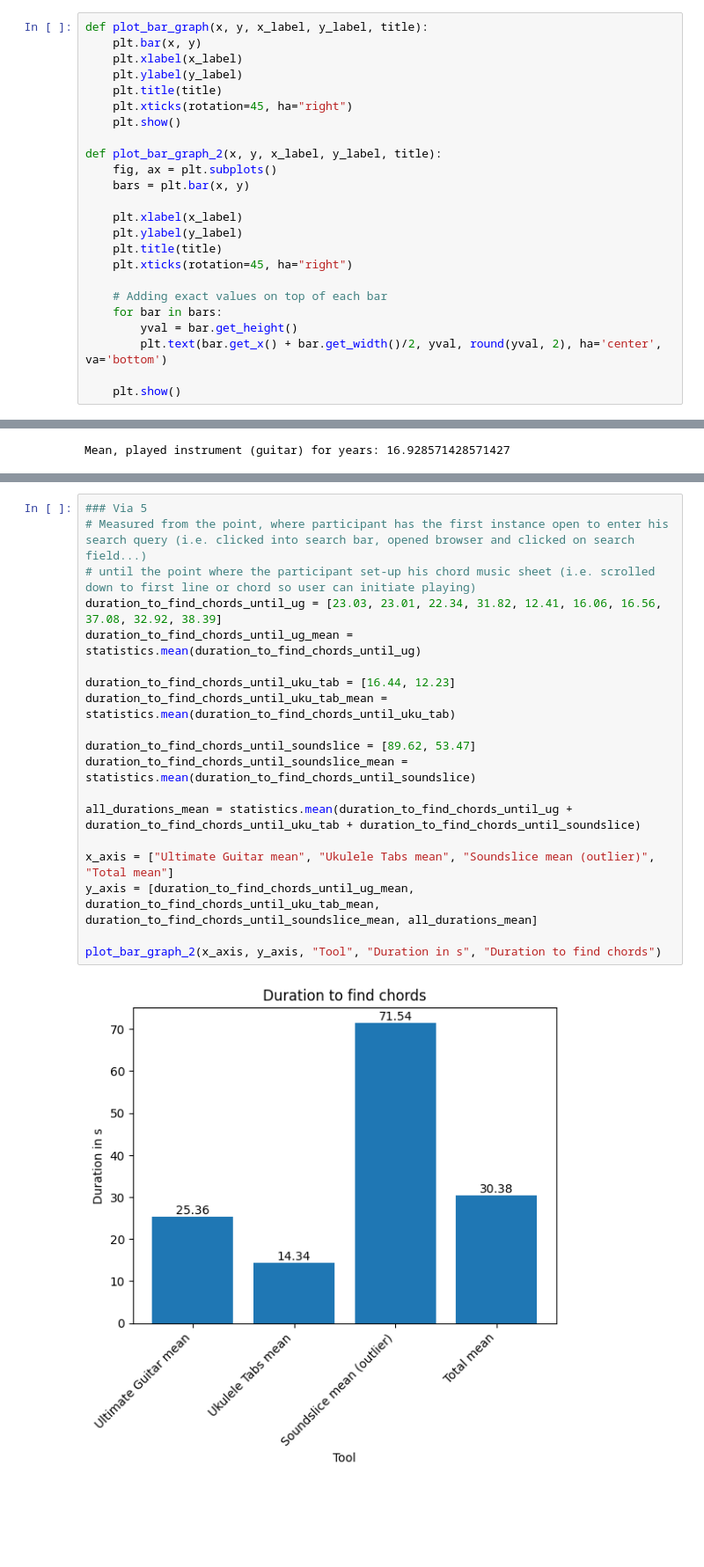
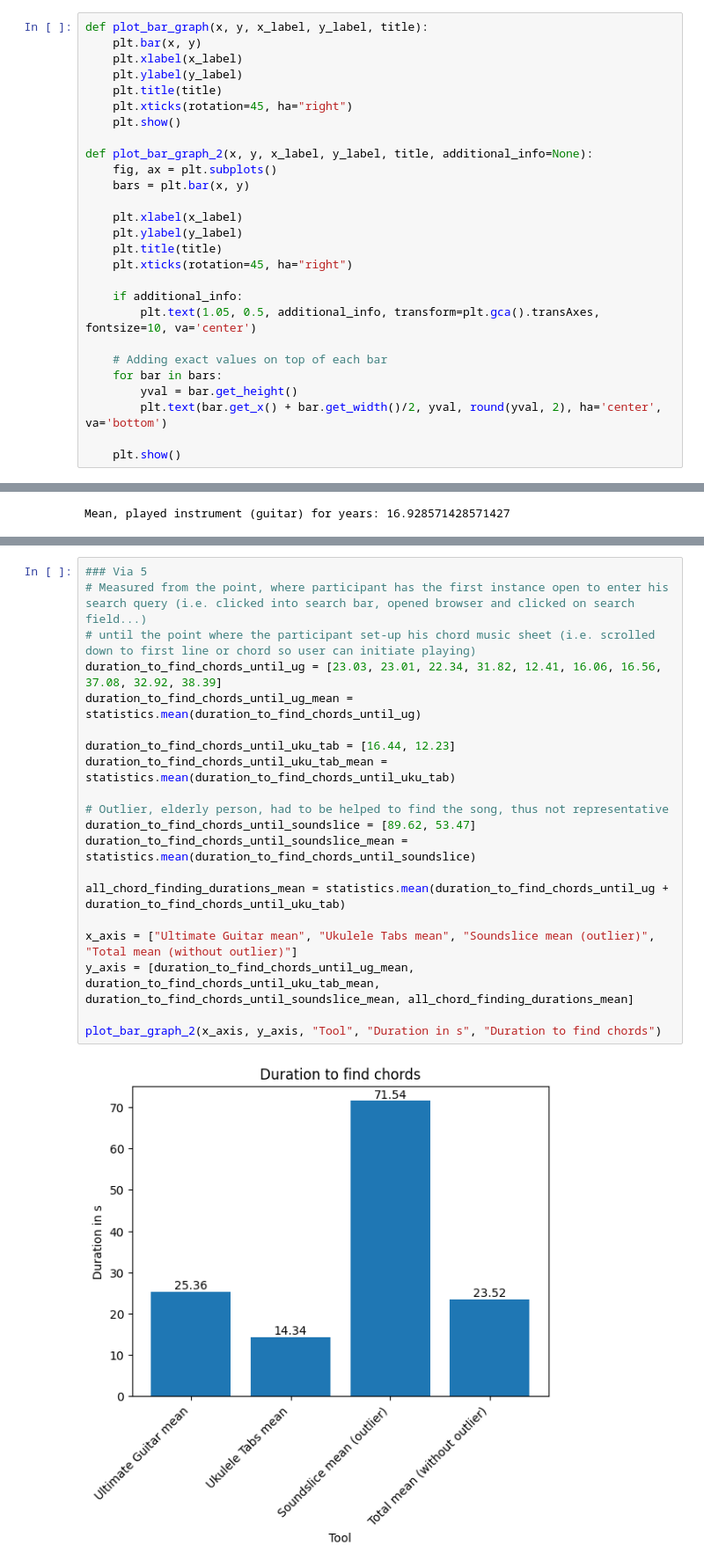
Before and after one commit to simonroedig/ChordSync_Study, a Jupyter notebook: study_analysis.ipynb, the cells around one changed output, grey strips where cells are left out. Shown at 88% size. Drawn from its saved outputs; the diff is of its cells as text; blank space fills up the shorter version.

```diff
--- a/study_analysis.ipynb
+++ b/study_analysis.ipynb
@@ -26,7 +26,7 @@ def plot_bar_graph(x, y, x_label, y_label, title):
     plt.xticks(rotation=45, ha="right")
     plt.show()
 
-def plot_bar_graph_2(x, y, x_label, y_label, title):
+def plot_bar_graph_2(x, y, x_label, y_label, title, additional_info=None):
     fig, ax = plt.subplots()
     bars = plt.bar(x, y)
 
@@ -35,6 +35,9 @@ def plot_bar_graph_2(x, y, x_label, y_label, title):
     plt.title(title)
     plt.xticks(rotation=45, ha="right")
 
+    if additional_info:
+        plt.text(1.05, 0.5, additional_info, transform=plt.gca().transAxes, fontsize=10, va='center')
+
     # Adding exact values on top of each bar
     for bar in bars:
         yval = bar.get_height()
@@ -155,21 +158,22 @@ plot_bar_graph_2(x_axis, y_axis, "Type", "Duration in s", "Duration to look up a
 # %%
 ### Via 5
 # Measured from the point, where participant has the first instance open to enter his search query (i.e. clicked into search bar, opened browser and clicked on search field...)
 # until the point where the participant set-up his chord music sheet (i.e. scrolled down to first line or chord so user can initiate playing)
 duration_to_find_chords_until_ug = [23.03, 23.01, 22.34, 31.82, 12.41, 16.06, 16.56, 37.08, 32.92, 38.39]
 duration_to_find_chords_until_ug_mean = statistics.mean(duration_to_find_chords_until_ug)
 
 duration_to_find_chords_until_uku_tab = [16.44, 12.23]
 duration_to_find_chords_until_uku_tab_mean = statistics.mean(duration_to_find_chords_until_uku_tab)
 
+# Outlier, elderly person, had to be helped to find the song, thus not representative
 duration_to_find_chords_until_soundslice = [89.62, 53.47]
 duration_to_find_chords_until_soundslice_mean = statistics.mean(duration_to_find_chords_until_soundslice)
 
-all_durations_mean = statistics.mean(duration_to_find_chords_until_ug + duration_to_find_chords_until_uku_tab + duration_to_find_chords_until_soundslice)
+all_chord_finding_durations_mean = statistics.mean(duration_to_find_chords_until_ug + duration_to_find_chords_until_uku_tab)
 
-x_axis = ["Ultimate Guitar mean", "Ukulele Tabs mean", "Soundslice mean (outlier)", "Total mean"]
-y_axis = [duration_to_find_chords_until_ug_mean, duration_to_find_chords_until_uku_tab_mean, duration_to_find_chords_until_soundslice_mean, all_durations_mean]
+x_axis = ["Ultimate Guitar mean", "Ukulele Tabs mean", "Soundslice mean (outlier)", "Total mean (without outlier)"]
+y_axis = [duration_to_find_chords_until_ug_mean, duration_to_find_chords_until_uku_tab_mean, duration_to_find_chords_until_soundslice_mean, all_chord_finding_durations_mean]
 
 plot_bar_graph_2(x_axis, y_axis, "Tool", "Duration in s", "Duration to find chords")
 # %% [output]
-[figure, old version]
+[figure, new version]
```
Also changed, not shown: parts of 4 cells of this notebook, 1 other file.
